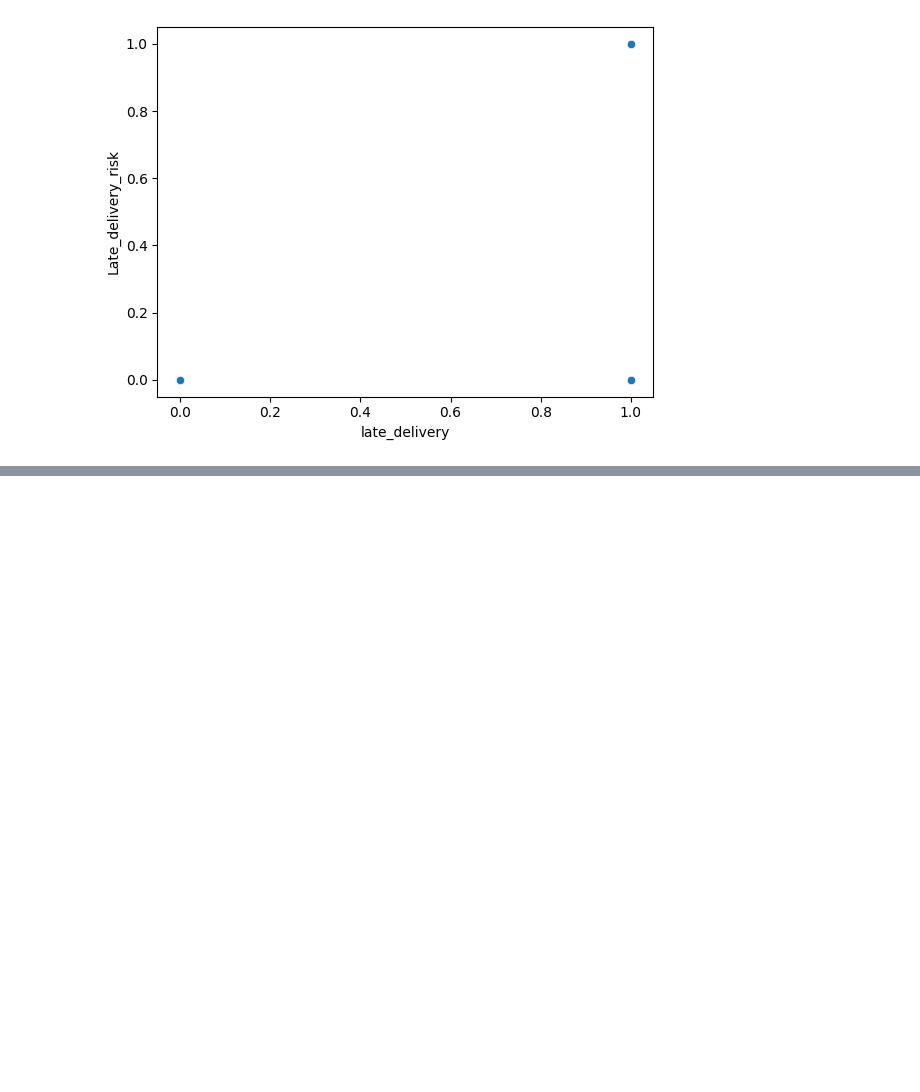
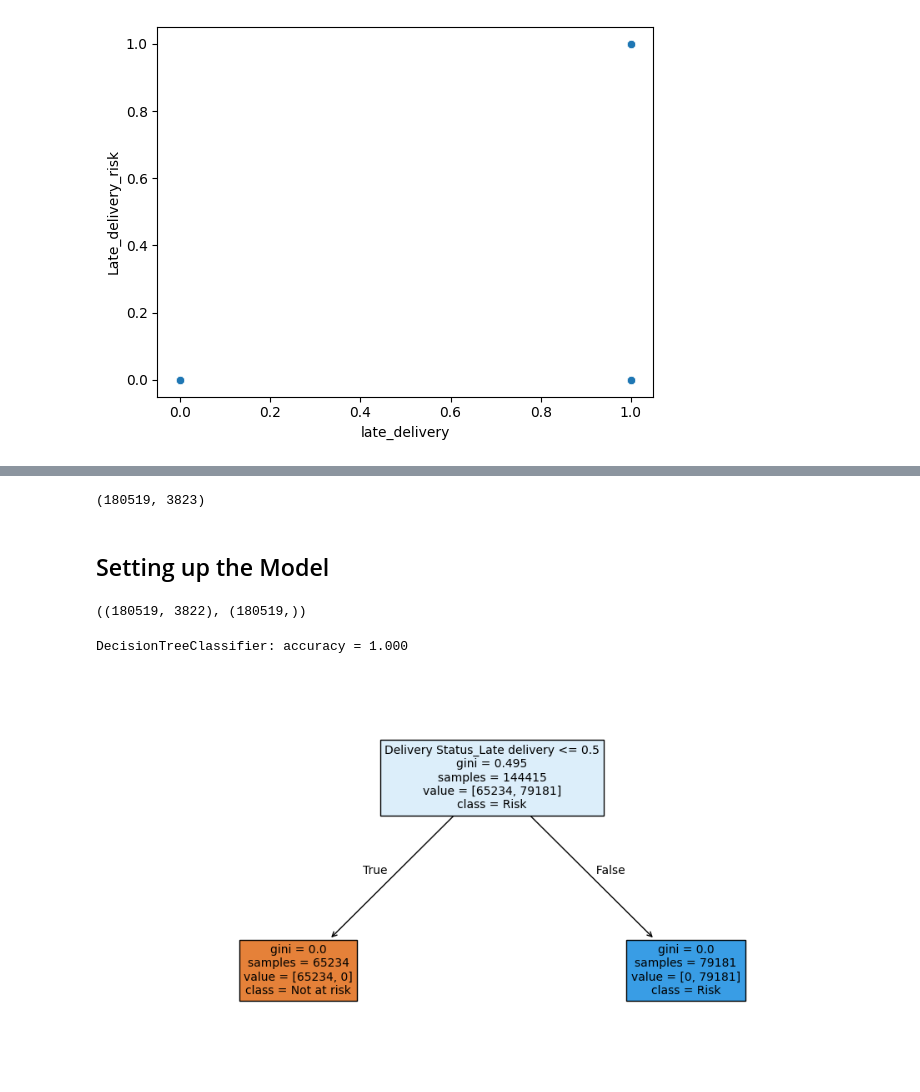
Before and after one commit to hlang014/MY-DAC-Curriculum, a Jupyter notebook: DAC-006_Machine_Learning/Internal Project 1.ipynb, the cells around one changed output, grey strips where cells are left out. Saved outputs shown, nothing was run; the diff lists cells and outputs as text; code cells hidden in the pictures; blank space fills up the shorter version.

```diff
--- a/DAC-006_Machine_Learning/Internal Project 1.ipynb
+++ b/DAC-006_Machine_Learning/Internal Project 1.ipynb
@@ -84,0 +152,7 @@ sns.scatterplot(x="late_delivery",y="Late_delivery_risk",data=df)
+# %%
+# Chooisng which features to include into DecisionTree
+new_df_features = ['Type','Days for shipping (real)','Days for shipment (scheduled)','Late_delivery_risk','Benefit per order',
+                    'Sales per customer','Latitude','Longitude','Shipping Mode','Order Status','Order Region',
+                    'Order Country','Order City','Market','Delivery Status','order_day','order_month','order_year',
+                    'shipping_day','shipping_month','shipping_year']
+len(new_df_features)
@@ -84,0 +161,4 @@ sns.scatterplot(x="late_delivery",y="Late_delivery_risk",data=df)
+# %%
+new_df = df[new_df_features]
+model_df = new_df
+new_df.head()
@@ -84,0 +172,8 @@ sns.scatterplot(x="late_delivery",y="Late_delivery_risk",data=df)
+# %%
+#One-Hot encoding categotical variables in the data
+model_df = pd.get_dummies(model_df)
+model_df.shape
+# %% [output]
+(180519, 3823)
+# %% [markdown]
+## Setting up the Model
@@ -84,0 +200,32 @@ sns.scatterplot(x="late_delivery",y="Late_delivery_risk",data=df)
+# %%
+y = model_df['Late_delivery_risk']
+x = model_df.drop('Late_delivery_risk',axis=1)
+
+x.shape, y.shape
+# %% [output]
+((180519, 3822), (180519,))
+# %%
+x_train, x_test, y_train, y_test = train_test_split(x, y, test_size=0.2, random_state=42, stratify=y)
+
+
+sk_model = DecisionTreeClassifier(max_depth=2,
+                                  random_state=1)
+sk_model.fit(x_train, y_train)
+sk_pred = sk_model.predict(x_test)
+acc = (y_test == sk_pred).mean()
+print('DecisionTreeClassifier: accuracy = {:.3f}'.format(acc))
+
+# plotting
+feature_names = x.columns.tolist()
+plt.figure(figsize=(12, 6))
+tree.plot_tree(sk_model,
+               feature_names=feature_names,
+               class_names=['Not at risk', 'Risk'],
+               filled=True,
+               fontsize=10)
+plt.show()
+# clf = DecisionTreeClassifier(max_depth=2,random_state=42)
+# clf.fit(x_train,y_train)
+# %% [output]
+DecisionTreeClassifier: accuracy = 1.000
+[figure, added]
```
Also changed, not shown: parts of 16 cells of this notebook, 1 other file.
